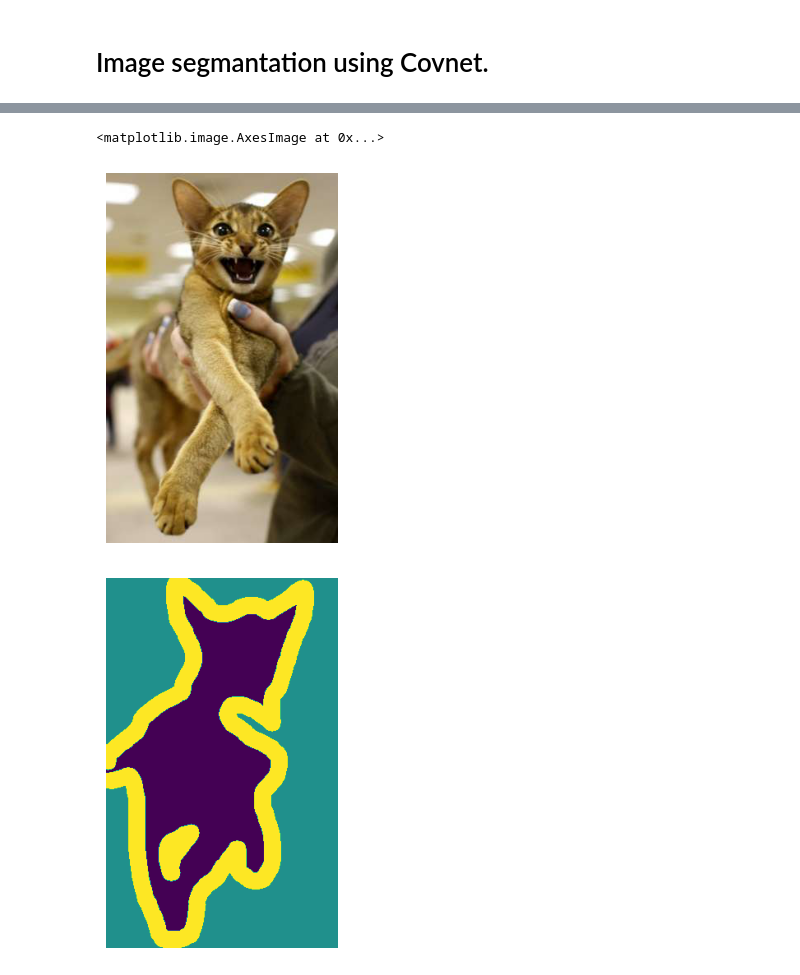
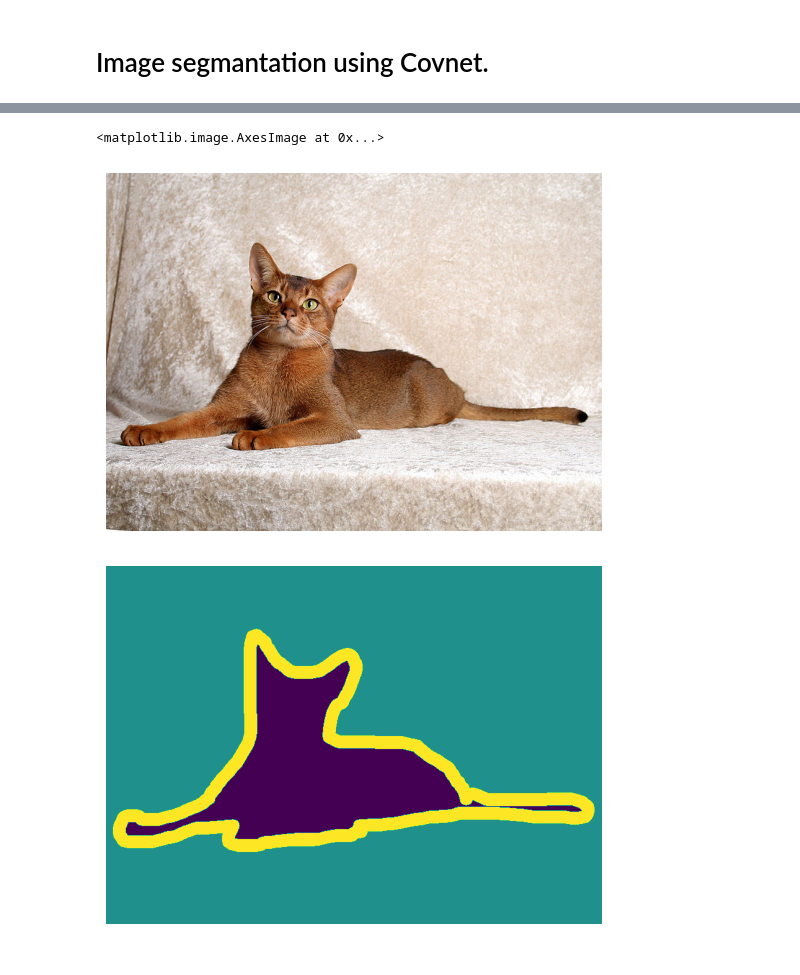
Before and after one commit to jaeohshin/deep-learning-with-keras, a Jupyter notebook: tutorial_6_computer_vision_advanced.ipynb, the cells around one changed output, grey strips where cells are left out. Drawn from its saved outputs; the diff is of its cells as text; code cells hidden in the pictures.

```diff
--- a/tutorial_6_computer_vision_advanced.ipynb
+++ b/tutorial_6_computer_vision_advanced.ipynb
@@ -44,22 +44,22 @@ target_paths = sorted(
 # %%
 import matplotlib.pyplot as plt
 from tensorflow.keras.utils import load_img, img_to_array
 
 plt.axis("off")
-plt.imshow(load_img(input_img_paths[11]))
+plt.imshow(load_img(input_img_paths[51]))
 # %% [output]
 <matplotlib.image.AxesImage at 0x...>
-[figure, old version]
+[figure, new version]
 # %%
 def display_target(target_array):
     normalized_array = (target_array.astype("uint8") - 1) * 127
     plt.axis("off")
     plt.imshow(normalized_array[:, :, 0])
 # %%
-img = img_to_array(load_img(target_paths[11], color_mode = "grayscale"))
+img = img_to_array(load_img(target_paths[51], color_mode = "grayscale"))
 display_target(img)
 # %% [output]
-[figure, old version]
+[figure, new version]
 # %%
 import numpy as np
 import random
```
Also changed, not shown: parts of 3 cells of this notebook.
